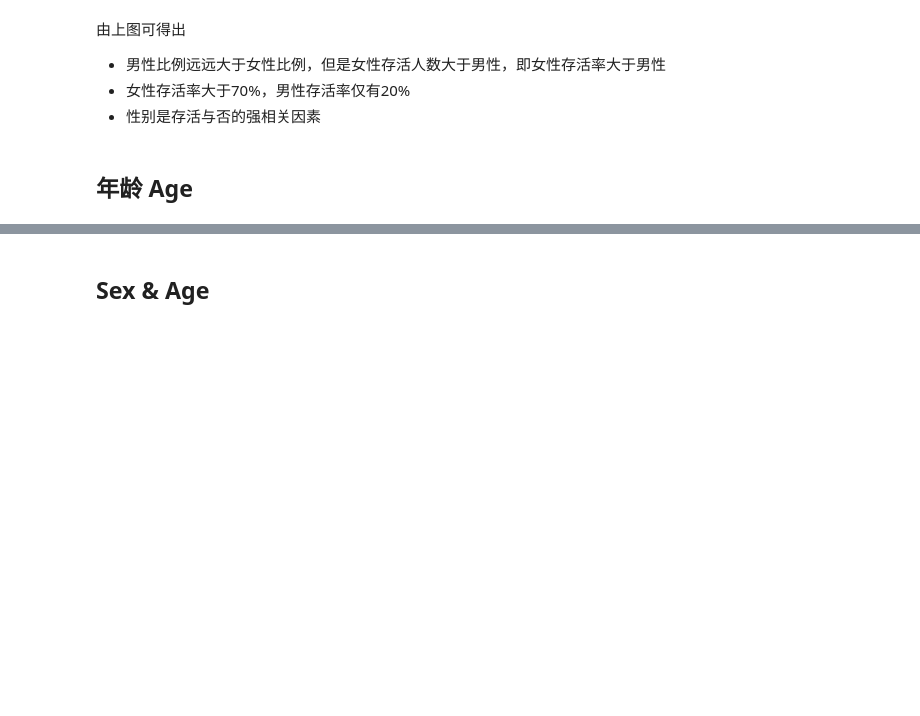
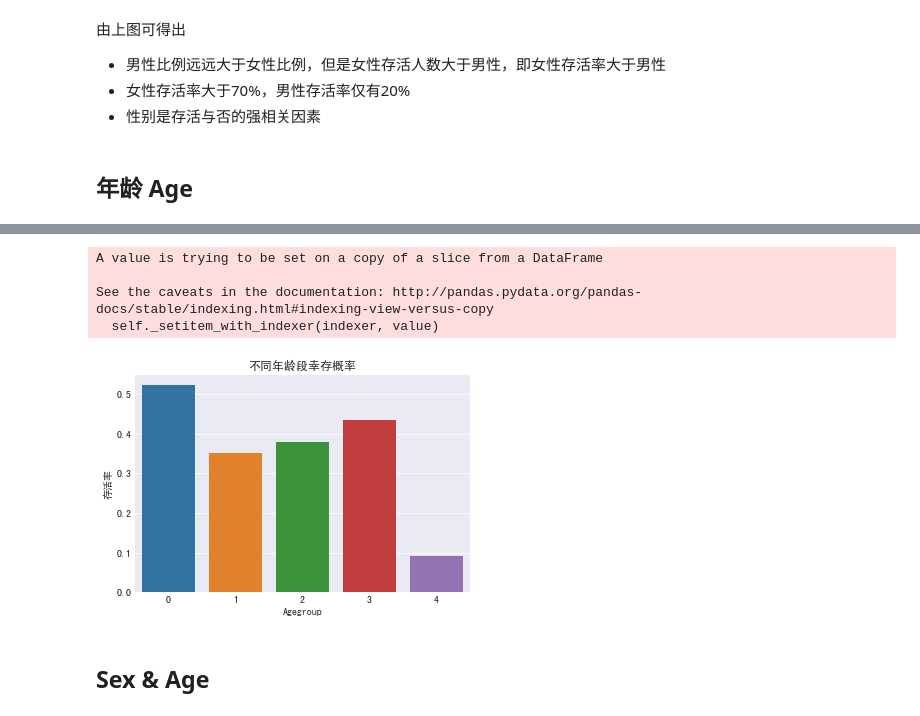
Before and after one commit to 564045408/Cousera-ML-Study, a Jupyter notebook: Kaggle/titanic/titanic_preprocessing.ipynb, the cells around one changed output, grey strips where cells are left out. Cells and saved outputs as stored; diff of their text form; code cells hidden in the pictures; blank space fills up the shorter version.

```diff
--- a/Kaggle/titanic/titanic_preprocessing.ipynb
+++ b/Kaggle/titanic/titanic_preprocessing.ipynb
@@ -196,3 +187,22 @@ g4 = g4.set_ylabel("存活率")
+# %%
+for df_temp in train_test_data_set:
+    df_temp['Agegroup'] = df_temp['Age']
+    df_temp['Agegroup'].loc[df_temp['Agegroup'] <= 16] = 0
+    df_temp['Agegroup'].loc[(df_temp['Agegroup'] > 16) & (df_temp['Agegroup']<=32)] = 1
+    df_temp['Agegroup'].loc[(df_temp['Agegroup'] > 32) & (df_temp['Agegroup']<=48)] = 2
+    df_temp['Agegroup'].loc[(df_temp['Agegroup'] > 48) & (df_temp['Agegroup']<=64)] = 3
+    df_temp['Agegroup'].loc[(df_temp['Agegroup'] > 64)] = 4
+# 训练集不同年龄幸存概率
+age_group_mean = train_data[["Agegroup", "Survived"]].groupby(['Agegroup'],as_index=False).mean()
+g4 = sns.barplot(x="Agegroup",y="Survived",data=age_group_mean)
+g4.set_title("不同年龄段幸存概率")
+g4 = g4.set_ylabel("存活率")
+# %% [output]
+A value is trying to be set on a copy of a slice from a DataFrame
+
+See the caveats in the documentation: http://pandas.pydata.org/pandas-docs/stable/indexing.html#indexing-view-versus-copy
+  self._setitem_with_indexer(indexer, value)
+[figure, added]
 # %% [markdown]
 ## Sex & Age
 # %%
```
Also changed, not shown: parts of 26 cells of this notebook, 5 other files.
